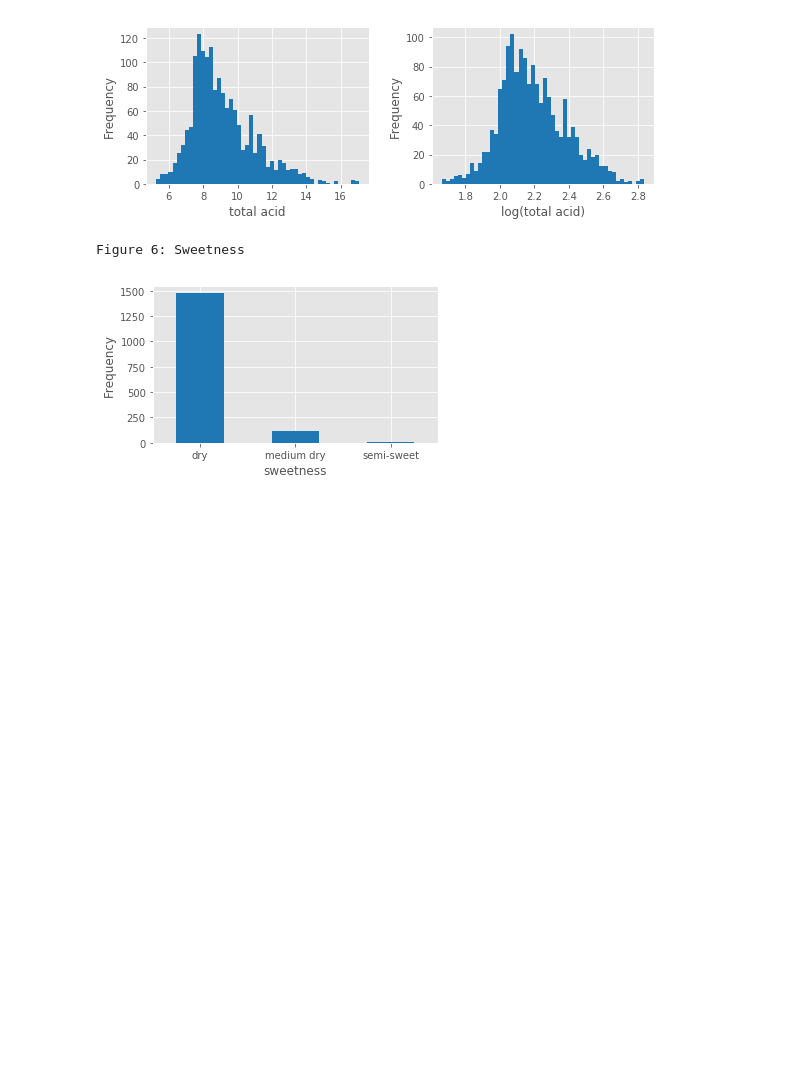
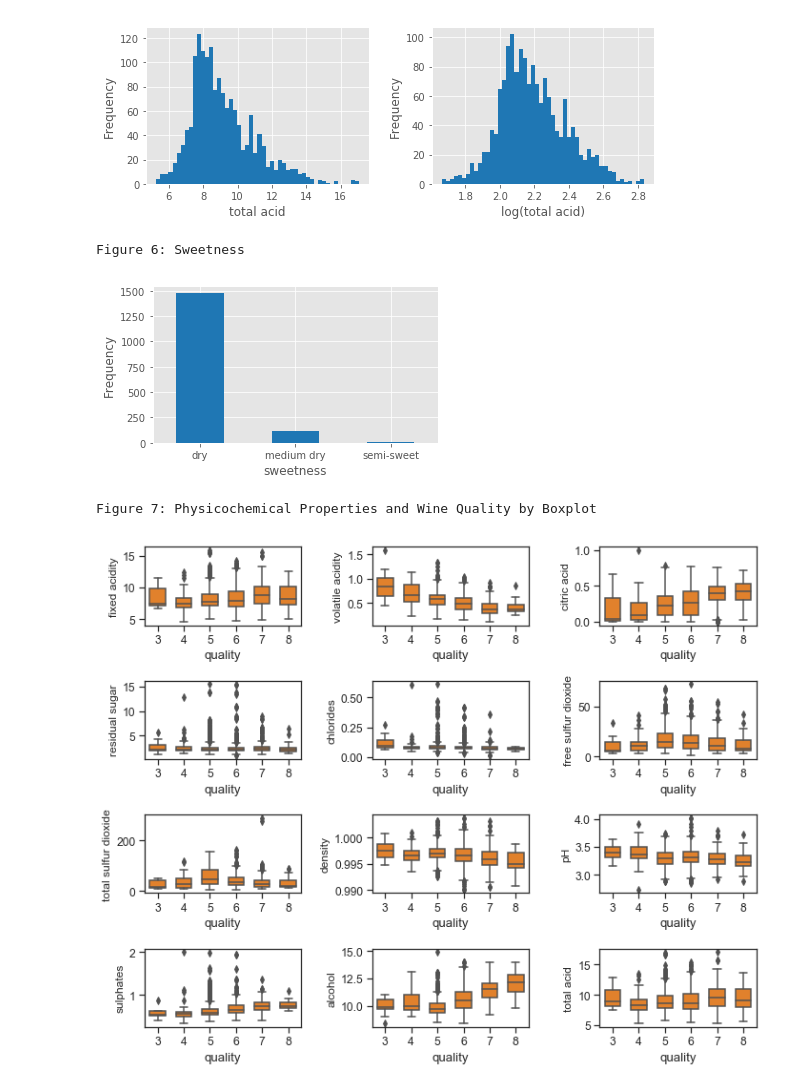
Before and after one commit to hhhhjjj/metro_ai, a Jupyter notebook: red_wine_analyze.ipynb, the cells around one changed output. Cells and saved outputs as stored; diff of their text form; code cells hidden in the pictures; blank space fills up the shorter version.

```diff
--- a/red_wine_analyze.ipynb
+++ b/red_wine_analyze.ipynb
@@ -158,3 +158,19 @@ print("Figure 6: Sweetness")
 # %% [output]
 Figure 6: Sweetness
 [figure]
+# %%
+sns.set_style('ticks')
+sns.set_context("notebook", font_scale= 1.1)
+
+colnm = df.columns.tolist()[:11] + ['total acid']
+plt.figure(figsize = (10, 8))
+
+for i in range(12):
+    plt.subplot(4,3,i+1)
+    sns.boxplot(x ='quality', y = colnm[i], data = df, color = color[1], width = 0.6)
+    plt.ylabel(colnm[i],fontsize = 12)
+plt.tight_layout()
+print("\nFigure 7: Physicochemical Properties and Wine Quality by Boxplot")
+# %% [output]
+Figure 7: Physicochemical Properties and Wine Quality by Boxplot
+[figure, added]
```
Also changed, not shown: parts of 6 cells of this notebook.
